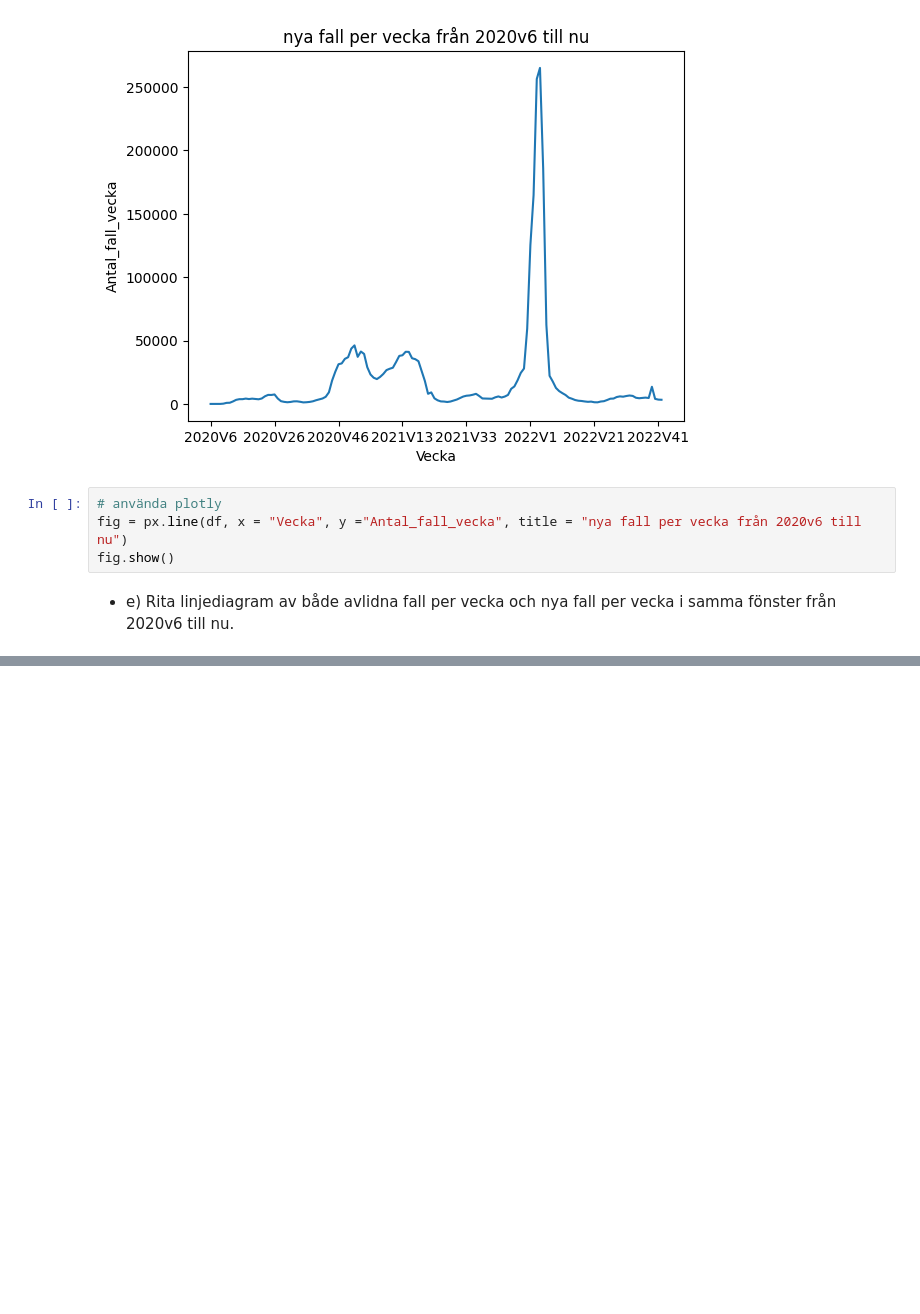
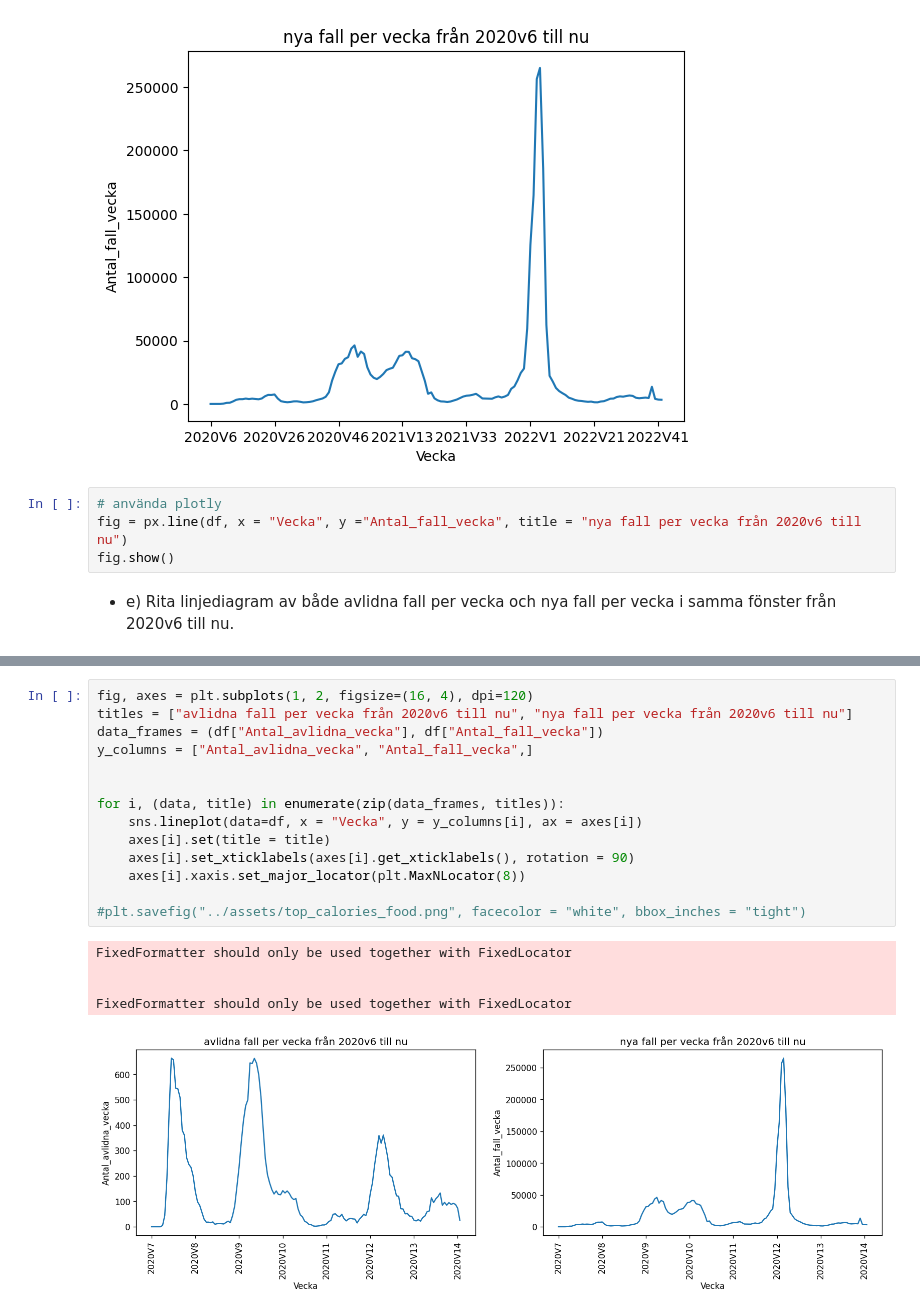
Before and after one commit to VineelaNedunuri/Databehandling-Vineela-Nedunuri, a Jupyter notebook: Labb/Covid19.ipynb, the cells around one changed output, grey strips where cells are left out. Drawn from its saved outputs; the diff is of its cells as text; blank space fills up the shorter version.

```diff
--- a/Labb/Covid19.ipynb
+++ b/Labb/Covid19.ipynb
@@ -207,0 +228,20 @@ ax1.set_yscale('log')
+# %%
+fig, axes = plt.subplots(1, 2, figsize=(16, 4), dpi=120)
+titles = ["avlidna fall per vecka från 2020v6 till nu", "nya fall per vecka från 2020v6 till nu"]
+data_frames = (df["Antal_avlidna_vecka"], df["Antal_fall_vecka"])
+y_columns = ["Antal_avlidna_vecka", "Antal_fall_vecka",]
+
+
+for i, (data, title) in enumerate(zip(data_frames, titles)):
+    sns.lineplot(data=df, x = "Vecka", y = y_columns[i], ax = axes[i])
+    axes[i].set(title = title)
+    axes[i].set_xticklabels(axes[i].get_xticklabels(), rotation = 90)
+    axes[i].xaxis.set_major_locator(plt.MaxNLocator(8))
+
+#plt.savefig("../assets/top_calories_food.png", facecolor = "white", bbox_inches = "tight")
+# %% [output]
+FixedFormatter should only be used together with FixedLocator
+
+
+FixedFormatter should only be used together with FixedLocator
+[figure, added]
```
Also changed, not shown: parts of 3 cells of this notebook.
